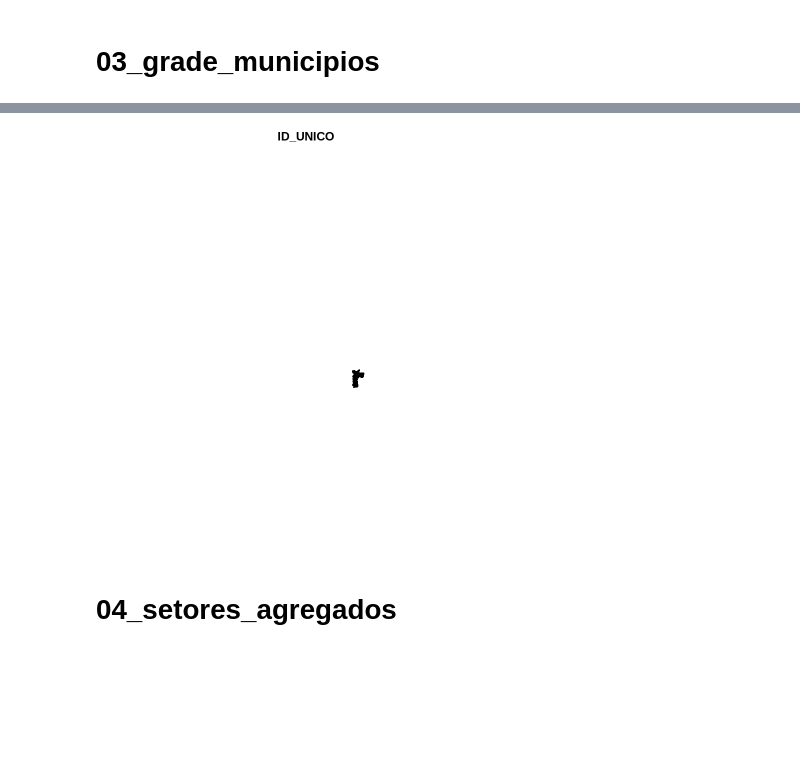
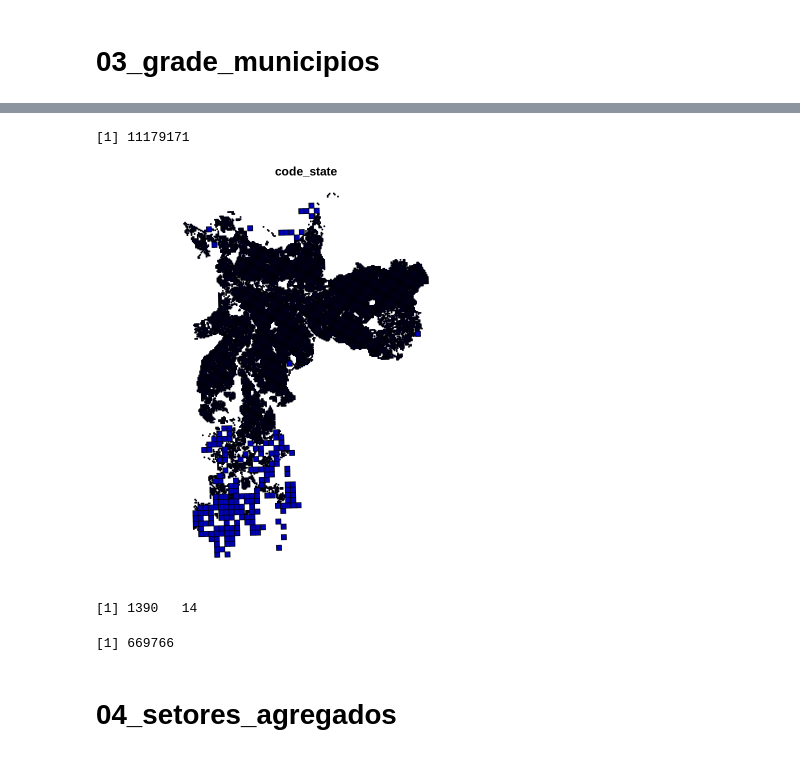
Before and after one commit to Multiplicidademobilidade/indice_acesso_cidade, a Jupyter notebook: R/dev_rev/01 - Visualização de objetos resultantes por pasta.ipynb, the cells around one changed output, grey strips where cells are left out. Saved outputs shown, nothing was run; the diff lists cells and outputs as text; code cells hidden in the pictures; blank space fills up the shorter version.

```diff
--- a/R/dev_rev/01 - Visualização de objetos resultantes por pasta.ipynb
+++ b/R/dev_rev/01 - Visualização de objetos resultantes por pasta.ipynb
@@ -86,9 +101,22 @@ A sf: 6 × 14
 | 4 | 200ME57368N86602 | 1KME5736N8660 | 5KME5735N8660 | 10KME5730N8660 | 50KME5700N8650 | 100KME5700N8650 | 500KME5300N8350 | ID_25 | 0 | ... |
 | 5 | 200ME57368N86604 | 1KME5736N8660 | 5KME5735N8660 | 10KME5730N8660 | 50KME5700N8650 | 100KME5700N8650 | 500KME5300N8350 | ID_25 | 0 | ... |
 | 6 | 200ME57368N86606 | 1KME5736N8660 | 5KME5735N8660 | 10KME5730N8660 | 50KME5700N8650 | 100KME5700N8650 | 500KME5300N8350 | ID_25 | 0 | ... |
+# %%
+ sum(grade_municipios$POP, na.rm = TRUE)
+# %% [output]
+[1] 11179171
 # %%
-plot(grade_municipios %>% select(ID_UNICO))
+grade_municipios %>% filter(POP > 0) %>% dplyr::select(code_state) %>% plot()
 # %% [output]
-[figure, old version]
+[figure, new version]
+# %%
+open_file <- '../../../indice-mobilidade_dados/03_grade_municipios/2019/grade_oco_2019.rds'
+grade_municipios <- read_rds(open_file) %>% filter(POP > 0)
+
+dim(grade_municipios)
+sum(grade_municipios$POP, na.rm = TRUE)
+# %% [output]
+[1] 1390   14
+[1] 669766
 # %% [markdown]
 # 04_setores_agregados
```
Also changed, not shown: parts of 14 cells of this notebook, 10 other files.
